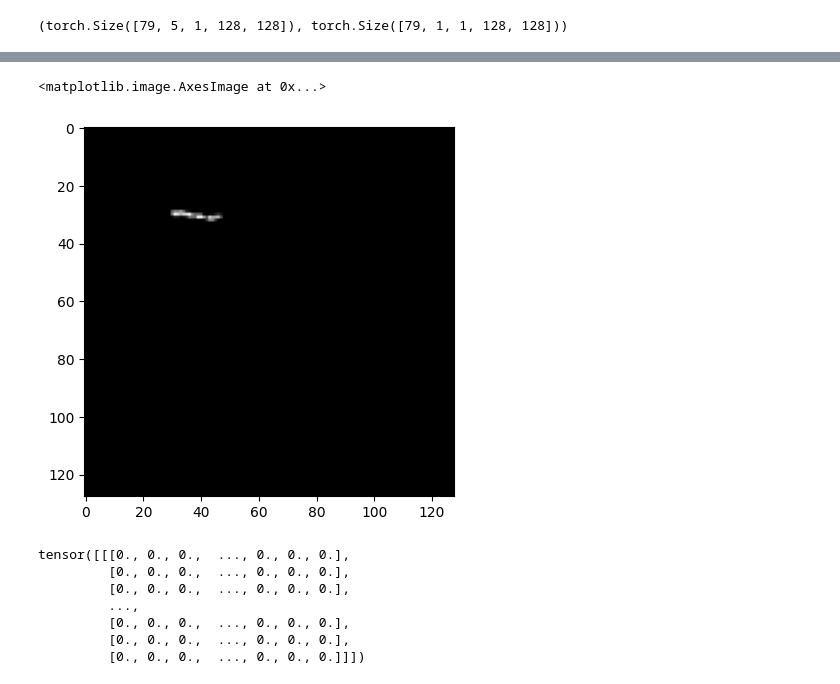
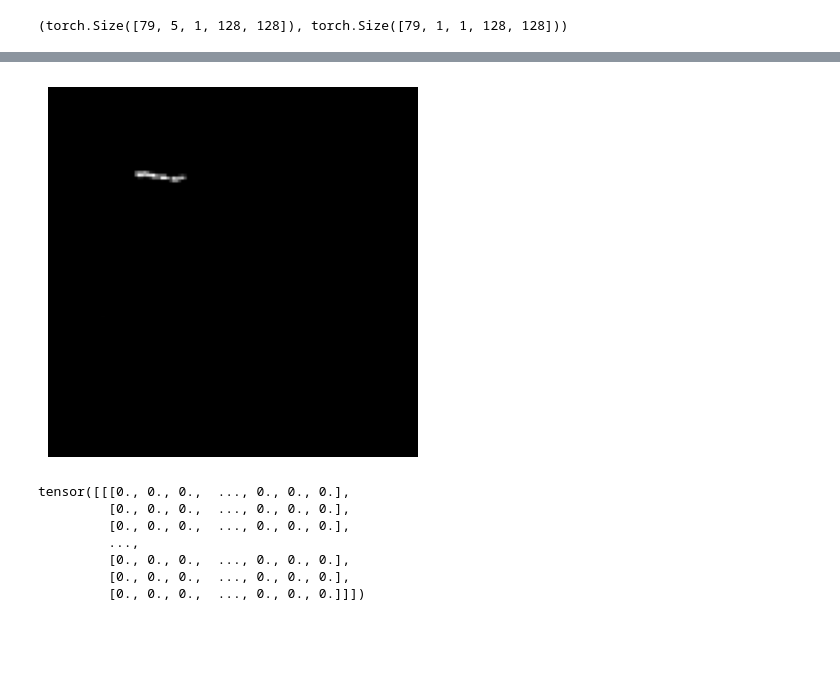
Before and after one commit to jnyang/crack_forecasting, a Jupyter notebook: notebooks/2_Prepare_data.ipynb, the cells around one changed output, grey strips where cells are left out. Cells and saved outputs as stored; diff of their text form; code cells hidden in the pictures; blank space fills up the shorter version.

```diff
--- a/notebooks/2_Prepare_data.ipynb
+++ b/notebooks/2_Prepare_data.ipynb
@@ -94,9 +94,10 @@ train.imgs[:10]
 # %%
 # Use plt to show one of the images
 plt.imshow(train[0].permute(1, 2, 0), cmap='gray')
+plt.axis('off')
+plt.show()
 # %% [output]
-<matplotlib.image.AxesImage at 0x...>
-[figure, old version]
+[figure, new version]
 # %%
 train.__getitem__(0)
 # %% [output]
```
Also changed, not shown: parts of 2 cells of this notebook, 3 other files.
